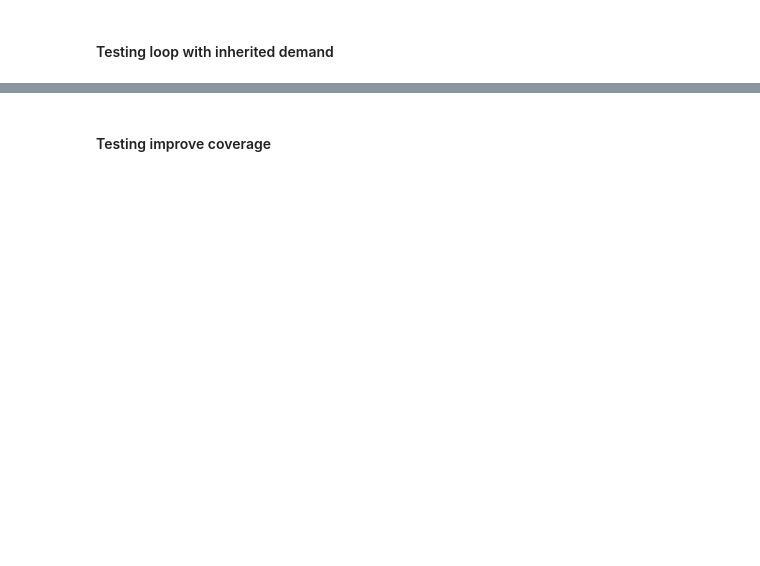
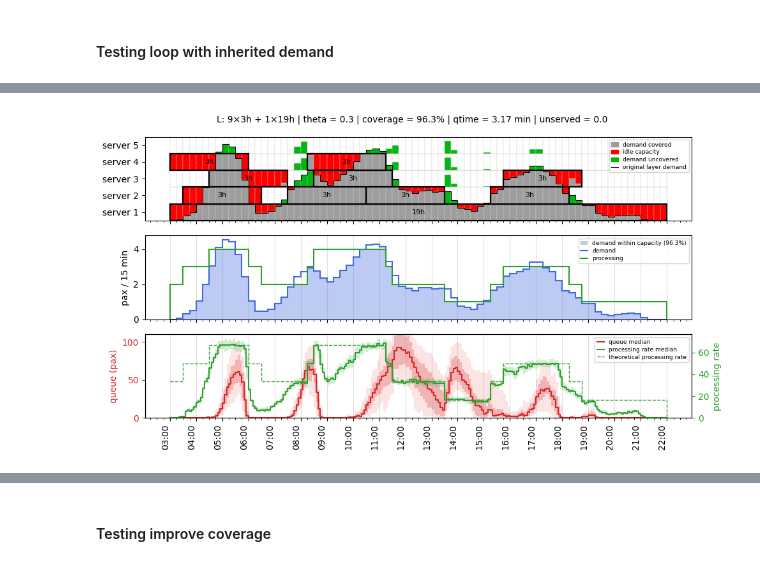
Before and after one commit to ZanchiLorenzo/security_paper, a Jupyter notebook: Second Tester.ipynb, the cells around one changed output, grey strips where cells are left out. Drawn from its saved outputs; the diff is of its cells as text; code cells hidden in the pictures; blank space fills up the shorter version.

Commit message:
Tests on demand inheritance

```diff
--- a/Second Tester.ipynb
+++ b/Second Tester.ipynb
@@ -56,32 +56,44 @@ rate_by_label, _ = utils.get_processing_rate_by_label(server_registry, 15)
 rates_in_order = [rate_by_label[l] for l in server_labels]
 
 arrivals= samplers.expected_arrivals(flight_demand)
+
+lengths=[12]
+theta=0.3
+K_total= 1000
+length_totals={12:20}
+
+bin_min = 15
+step = pd.Timedelta(minutes=bin_min)
+day  = pd.Timestamp("2026-06-01")
+
+first = min(arrivals.index[0], day + pd.Timedelta(hours=3))
+last  = max(arrivals.index[-1], day + pd.Timedelta(hours=22) - step)
+arrivals = arrivals.reindex(pd.date_range(first, last, freq=f"{bin_min}min"), fill_value=0.0)
+
 grid = arrivals_to_demand_grid(arrivals, utils.mean_processing_rate(server_registry))
+time_values = pd.DatetimeIndex(arrivals.index)
+T = grid.shape[1]
+g0 = time_values[0]
 
-lengths=[10]
-theta=0.6
-K_total= 20
-length_totals={10:20}
+start_slot = int((day + pd.Timedelta(hours=3)  - g0) / step)    # 3
+end_slot   = int((day + pd.Timedelta(hours=22) - g0) / step)    # 75 = T
+assert 0 <= start_slot < end_slot <= T
+bounds = (start_slot, end_slot)
 
-# server sempre aperto 4:00-22:00 (riga 0)
-bin_min    = 15
-start_slot = 4  * 60 // bin_min
-end_slot   = 22 * 60 // bin_min
-T = grid.shape[1]
-fixed = {0: fixed_window_solution(grid[0], theta, 0, T)}
+fixed = {0: fixed_window_solution(grid[0], theta, start_slot, end_slot - start_slot)}
 n_fixed = len(fixed)
 
-curves     = solve_coverage_batch_multi(grid[n_fixed:], lengths, theta)
+curves     = solve_coverage_batch_multi(grid[n_fixed:], lengths, theta, bounds=bounds)
 alloc_free = allocate_milp(curves, lengths, K_total=K_total, length_per_day=length_totals)
 alloc = MultiAllocation(
     k=np.vstack([np.zeros((n_fixed, len(lengths)), dtype=int), alloc_free.k]),
     lengths=alloc_free.lengths, value=alloc_free.value,
     per_row_value=np.concatenate([np.zeros(n_fixed), alloc_free.per_row_value]))
 
-sols = solve_allocated_multi(grid, theta, alloc, inherit=True, fixed=fixed)
+# senza domanda ereditata-----
+sols = solve_allocated_multi(grid, theta, alloc, inherit=False, fixed=fixed, bounds=bounds)
 
 D_eff = effective_grid(grid, [s.coverage for s in sols])
-time_values = pd.date_range("2026-06-01 00:00", periods=grid.shape[1], freq="15min")
 
 report = coverage_report_multi(grid, sols, time_values=time_values, theta=theta, D_cov=D_eff)
 
@@ -90,8 +102,63 @@ blocks = {labels[r]: [(int(s), int(l)) for s, l in zip(sol.starts, sol.lengths)]
           for r, sol in enumerate(sols)}
 
 rho  = grid.sum(axis=0)
-proc = np.sum([s.coverage[:grid.shape[1]] for s in sols], axis=0).astype(float)
+proc_plain = np.sum([s.coverage[:grid.shape[1]] for s in sols], axis=0).astype(float)
 
-plotutils.plot_blocks(D=D_eff, D_ref=grid, blocks=blocks, labels=labels, time_values=time_values, theta=theta, bin_minutes=15,
-                      demand_curve=rho, processing_curve=proc)
+t0   = pd.Timestamp(time_values[0])
+step = pd.Timedelta(minutes=bin_min)
+
+server_schedule = {
+    label: [((t0 + int(s)*step).to_pydatetime(),
+             (t0 + (int(s)+int(l))*step).to_pydatetime())
+            for s, l in bl]
+    for label, bl in blocks.items() if len(bl)
+}
+
+sim = security_class.SecuritySimulator(
+    flight_demand=flight_demand,
+    intervals=utils.server_schedule_to_intervals(server_schedule),
+    server_registry=server_registry)
+sim_results = sim.run(n_scenarios=50, n_workers=4, timebin=5, base_seed=base_seed)
+pax1= sim_results.df_pax
+cdf1= sim_results.df_queue_cdf
+max_queue= int(max(sim_results.df_timeline.queue_length_mean))
+plotutils.plot_blocks(D=D_eff, D_ref=grid, blocks=blocks, labels=labels, time_values=time_values,
+                    theta=theta, bin_minutes=15, demand_curve=rho, processing_curve=proc_plain,
+                    df_timeline=sim_results.df_timeline, df_kpis=sim_results.df_kpis, queue_max=max_queue)
+
+# con domanda ereditata-----
+sols = solve_allocated_multi(grid, theta, alloc, inherit=True, fixed=fixed, bounds=bounds)
+
+D_eff = effective_grid(grid, [s.coverage for s in sols])
+
+report = coverage_report_multi(grid, sols, time_values=time_values, theta=theta, D_cov=D_eff)
+
+labels = [str(r + 1) for r in range(grid.shape[0])]
+blocks = {labels[r]: [(int(s), int(l)) for s, l in zip(sol.starts, sol.lengths)]
+          for r, sol in enumerate(sols)}
+
+rho  = grid.sum(axis=0)
+proc_inh = np.sum([s.coverage[:grid.shape[1]] for s in sols], axis=0).astype(float)
+
+# sim
+t0   = pd.Timestamp(time_values[0])
+step = pd.Timedelta(minutes=bin_min)
+
+server_schedule = {
+    label: [((t0 + int(s)*step).to_pydatetime(),
+             (t0 + (int(s)+int(l))*step).to_pydatetime())
+            for s, l in bl]
+    for label, bl in blocks.items() if len(bl)
+}
+
+sim = security_class.SecuritySimulator(
+    flight_demand=flight_demand,
+    intervals=utils.server_schedule_to_intervals(server_schedule),
+    server_registry=server_registry)
+sim_results = sim.run(n_scenarios=50, n_workers=4, timebin=5, base_seed=base_seed)
+pax2= sim_results.df_pax
+cdf2= sim_results.df_queue_cdf
+plotutils.plot_blocks(D=D_eff, D_ref=grid, blocks=blocks, labels=labels, time_values=time_values,
+                    theta=theta, bin_minutes=15, demand_curve=rho, processing_curve=proc_inh,
+                    df_timeline=sim_results.df_timeline, df_kpis=sim_results.df_kpis, queue_max=max_queue)
 # %% [output]
@@ -99,0 +169 @@ plotutils.plot_blocks(D=D_eff, D_ref=grid, blocks=blocks, labels=labels, time_va
+[figure, added]
```
Also changed, not shown: parts of 20 cells of this notebook, 1 other file.
